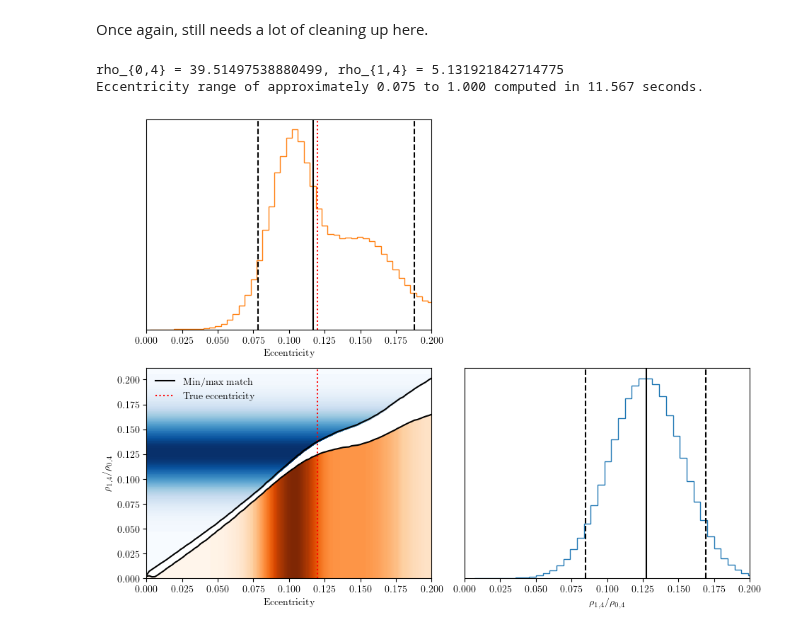
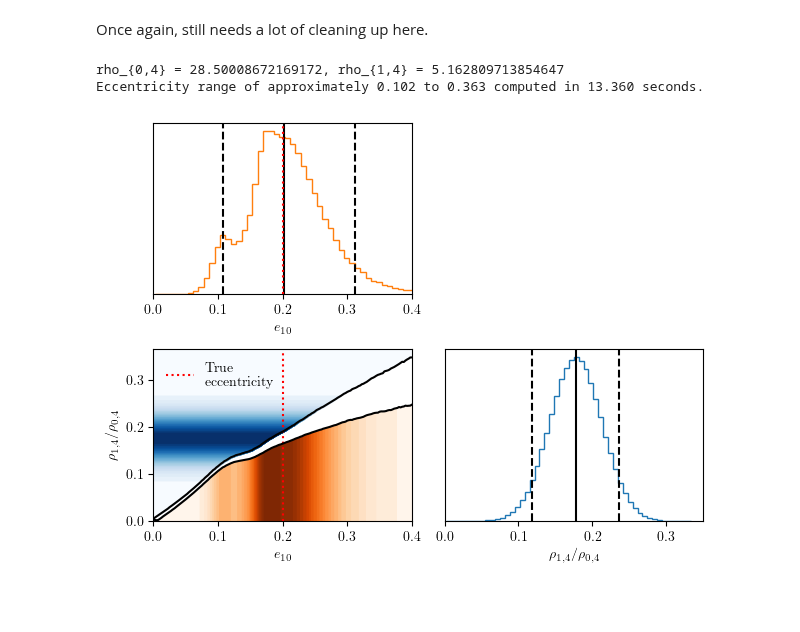
Before and after one commit to BenGPatterson/EccentricHarmonics, a Jupyter notebook: ecc_dist.ipynb, the cells around one changed output. Drawn from its saved outputs; the diff is of its cells as text; code cells hidden in the pictures; blank space fills up the shorter version.

```diff
--- a/ecc_dist.ipynb
+++ b/ecc_dist.ipynb
@@ -124,12 +124,15 @@ grid_data_20_30_5 = find_min_max(grid_data_20_30_5)
 grid_data_20_30_5_interps = create_2D_interps(grid_data_20_30_5)
 # %%
 # Parameter settings
-total_SNR = 40
-chirp_mass = 24
-ecc = 0.12
-MA_shift = 3*np.pi/4
+total_SNR = 30
+ecc_chirp_mass = 24
+ecc = 0.2
+MA_shift = 0
 ifos = ['H1']
 # %%
+# Get other required chirp masses along degeneracy line
+fid_chirp, chirp_mass = favata_et_al_avg(0, ecc_chirp_mass, np.array([0.1, ecc]))
+
 # Calculate distance for specified SNR
 s_d_test = gen_wf(10, ecc, chirp2total(chirp_mass, 2), 2, 4096, 'TEOBResumS', distance=1)
 psd_d_test = gen_psd(s_d_test, 10)
@@ -141,8 +144,7 @@ s_f_2pi = 10 - shifted_f(10, ecc, chirp2total(chirp_mass, 2), 2)
 s_f = 10 - (MA_shift*s_f_2pi)
 s_e = shifted_e(s_f, 10, ecc)
 s_teob = gen_wf(s_f, s_e, chirp2total(chirp_mass, 2), 2, 4096, 'TEOBResumS', distance=distance)
-chirp_mass_0p1 = favata_et_al_avg(ecc, chirp_mass, 0.1)
-fid_wf_len = gen_wf(10, 0.1, chirp2total(chirp_mass_0p1, 2), 2, 4096, 'TEOBResumS', distance=distance)
+fid_wf_len = gen_wf(10, 0.1, chirp2total(fid_chirp, 2), 2, 4096, 'TEOBResumS', distance=distance)
 _, s_teob = resize_wfs([fid_wf_len, s_teob])
 psd = gen_psd(s_teob, 10)
 s_teob_f = s_teob.real().to_frequencyseries()
@@ -155,7 +157,7 @@ t_end = s_teob.sample_times[-1]
 # %%
 # Generates fiducial waveforms in frequency domain
 start = time.time()
-_, h0, h1, h2, h3, _, _, _, _ = get_h([1,1,1,1], 10, 0.1, chirp2total(chirp_mass_0p1, 2), 2, 4096)
+_, h0, h1, h2, h3, _, _, _, _ = get_h([1,1,1,1], 10, 0.1, chirp2total(fid_chirp, 2), 2, 4096)
 h0_f, h1_f, h2_f, h3_f = [wf.real().to_frequencyseries() for wf in [h0, h1, h2, h3]]
 h = {'h0': h0_f, 'h1': h1_f, 'h2': h2_f, 'h3': h3_f}
 
@@ -178,7 +180,7 @@ rss_snr, _ = network_mode_snr(z, ifos, z[ifos[0]].keys(), dominant_mode='h0')
 # Draw SNR samples and convert to eccentricity samples
 print('rho_{0,4} = ' + str(rss_snr['h0']) + ', rho_{1,4} = ' + str(rss_snr['h1']))
 match_samples = SNR_samples(rss_snr['h1'], n=10**6)/rss_snr['h0']
-ecc_samples = SNR2ecc(match_samples, 24, grid_data_20_30_5_interps[2], upper_lenience=0.05)
+ecc_samples = SNR2ecc(match_samples, ecc_chirp_mass, grid_data_20_30_5_interps[2], upper_lenience=0.05)
 
 # Compute 90% confidence bounds on h1/h0 SNR
 rv = ncx2(2, rss_snr['h1']**2)
@@ -186,14 +188,14 @@ h1_CI_bounds = dist_min_CI(rv)
 h1_h0_CI_bounds = h1_CI_bounds/rss_snr['h0']
 
 # Compute 90% eccentric CI
-ecc_CI_bounds = find_ecc_CI(h1_h0_CI_bounds, chirp_mass_0p1, grid_data_20_30_5_interps[2])
+ecc_CI_bounds = find_ecc_CI(h1_h0_CI_bounds, ecc_chirp_mass, grid_data_20_30_5_interps[2])
 
 # Output result
 end = time.time()
 print(f'Eccentricity range of approximately {ecc_CI_bounds[0]:.3f} to {ecc_CI_bounds[1]:.3f} computed in {end-start:.3f} seconds.')
 # %% [output]
-rho_{0,4} = 39.51497538880499, rho_{1,4} = 5.131921842714775
-Eccentricity range of approximately 0.075 to 1.000 computed in 11.567 seconds.
+rho_{0,4} = 28.50008672169172, rho_{1,4} = 5.162809713854647
+Eccentricity range of approximately 0.102 to 0.363 computed in 13.360 seconds.
 # %%
 def SNR_fill_between(low, high, e_vals, chirp, max_line, interps, c, z):
     SNR_max_e = find_ecc_range(high, chirp, interps)[0]
@@ -208,18 +210,17 @@ def ecc_fill_between(low, high, chirp, interps, c, z):
     e_fill_upper = interps[1](chirp, e_vals)
     plt.fill_between(e_vals, 0, e_fill_upper, color=c, zorder=z)
 # %%
-plt.figure(figsize=(6.4*1.5,4.8*1.5))
+plt.figure(figsize=(0.98*6.4,0.98*4.8))
 
 # Plot interpolated min/max match lines
 plt.subplot(2,2,3)
-first_chirp = list(data.keys())[0]
-# e_vals = grid_data_20_30_5[first_chirp]['e_vals']
-e_vals = np.linspace(0, 0.2, 101)
-max_line = grid_data_20_30_5_interps[2][0](chirp_mass, e_vals)
-min_line = grid_data_20_30_5_interps[2][1](chirp_mass, e_vals)
-plt.plot(e_vals, max_line, c='k', zorder=3, label='Min/max match')
+first_chirp = list(grid_data_20_30_5.keys())[0]
+e_vals = grid_data_20_30_5[first_chirp]['e_vals'][grid_data_20_30_5[first_chirp]['e_vals']<=0.4]
+max_line = grid_data_20_30_5_interps[2][0](ecc_chirp_mass, e_vals)
+min_line = grid_data_20_30_5_interps[2][1](ecc_chirp_mass, e_vals)
+plt.plot(e_vals, max_line, c='k', zorder=3)
 plt.plot(e_vals, min_line, c='k', zorder=3)
-plt.axvline(ecc, c='r', ls='dotted', label='True eccentricity')
+plt.axvline(ecc, c='r', ls='dotted', label='True\neccentricity')
 ylims = plt.gca().get_ylim()
 
 # Plot SNR distribution
@@ -228,23 +229,23 @@ match_vals = np.arange(0, np.max(match_samples)+0.001, 0.001)
 kde_vals = kde(match_vals)
 kde_max = np.max(kde_vals)
 cmap = mpl.colormaps['Blues_r']
-SNR_fill_between(0, 1, e_vals, chirp_mass, max_line, grid_data_20_30_5_interps[2], cmap(0.999), -100)
-for i in range(99):
-    idx = np.argwhere(np.diff(np.sign(kde_vals - kde_max*(99-i)/100))).flatten()
+SNR_fill_between(0, 1, e_vals, ecc_chirp_mass, max_line, grid_data_20_30_5_interps[2], cmap(0.999), -25)
+for i in range(24):
+    idx = np.argwhere(np.diff(np.sign(kde_vals - kde_max*(24-i)/25))).flatten()
     if len(idx) == 0:
         continue
     if kde_vals[idx[0]] > kde_vals[idx[0]+1]:
-        SNR_fill_between(0, match_vals[idx[0]], e_vals, chirp_mass, max_line, grid_data_20_30_5_interps[2], cmap(i/100), -i)
+        SNR_fill_between(0, match_vals[idx[0]], e_vals, ecc_chirp_mass, max_line, grid_data_20_30_5_interps[2], cmap(i/25), -i)
         idx = idx[1:]
         if len(idx) == 0:
             continue
     if kde_vals[idx[-1]+1] > kde_vals[idx[-1]]:
-        SNR_fill_between(match_vals[idx[-1]], 1, e_vals, chirp_mass, max_line, grid_data_20_30_5_interps[2], cmap(i/100), -i)
+        SNR_fill_between(match_vals[idx[-1]], 1, e_vals, ecc_chirp_mass, max_line, grid_data_20_30_5_interps[2], cmap(i/25), -i)
         idx = idx[:-1]
         if len(idx) == 0:
             continue
     for j in range(0, len(idx), 2):
-        SNR_fill_between(match_vals[idx[j]], match_vals[idx[j+1]], e_vals, chirp_mass, max_line, grid_data_20_30_5_interps[2], cmap(i/100), -i)
+        SNR_fill_between(match_vals[idx[j]], match_vals[idx[j+1]], e_vals, ecc_chirp_mass, max_line, grid_data_20_30_5_interps[2], cmap(i/25), -i)
 
 # Plot ecc distribution
 kde = gaussian_kde(ecc_samples)
@@ -252,59 +253,59 @@ ecc_vals = np.arange(0, np.max(ecc_samples)+0.001, 0.001)
 kde_vals = kde(ecc_vals)
 kde_max = np.max(kde_vals)
 cmap = mpl.colormaps['Oranges_r']
-ecc_fill_between(e_vals[0], e_vals[-1], chirp_mass, grid_data_20_30_5_interps[2], cmap(0.999), -100)
-for i in range(99):
-    idx = np.argwhere(np.diff(np.sign(kde_vals - kde_max*(99-i)/100))).flatten()
+ecc_fill_between(e_vals[0], e_vals[-1], ecc_chirp_mass, grid_data_20_30_5_interps[2], cmap(0.999), -25)
+for i in range(24):
+    idx = np.argwhere(np.diff(np.sign(kde_vals - kde_max*(24-i)/25))).flatten()
     if len(idx) == 0:
         continue
     if kde_vals[idx[0]] > kde_vals[idx[0]+1]:
-        ecc_fill_between(0, ecc_vals[idx[0]], chirp_mass, grid_data_20_30_5_interps[2], cmap(i/100), -i)
+        ecc_fill_between(0, ecc_vals[idx[0]], ecc_chirp_mass, grid_data_20_30_5_interps[2], cmap(i/25), -i)
         idx = idx[1:]
         if len(idx) == 0:
             continue
     if kde_vals[idx[-1]+1] > kde_vals[idx[-1]]:
-        ecc_fill_between(ecc_vals[idx[-1]], 1, chirp_mass, grid_data_20_30_5_interps[2], cmap(i/100), -i)
+        ecc_fill_between(ecc_vals[idx[-1]], 1, ecc_chirp_mass, grid_data_20_30_5_interps[2], cmap(i/25), -i)
         idx = idx[:-1]
         if len(idx) == 0:
             continue
     for j in range(0, len(idx), 2):
-        ecc_fill_between(ecc_vals[idx[j]], ecc_vals[idx[j+1]], chirp_mass, grid_data_20_30_5_interps[2], cmap(i/100), -i)
+        ecc_fill_between(ecc_vals[idx[j]], ecc_vals[idx[j+1]], ecc_chirp_mass, grid_data_20_30_5_interps[2], cmap(i/25), -i)
 
 # Plot formatting
-plt.xlabel('Eccentricity')
+plt.xlabel('$e_{10}$')
 plt.ylabel(r'$\rho_{1,4} / \rho_{0,4}$')
-plt.xlim(e_vals[0], e_vals[-1])
+plt.xlim(0, 0.4)
 plt.ylim(0,ylims[1])
 plt.legend(frameon=False)
 
 # SNR histogram
 plt.subplot(2,2,4)
 fig=plt.hist(match_samples, bins=50, histtype='step', color='C0')
-plt.xlim(0,0.2)
+plt.xlim(0,0.35)
 quantiles = np.quantile(match_samples, [0.05, 0.5, 0.95])
 plt.axvline(quantiles[0], c='k', ls='dashed')
 plt.axvline(quantiles[1], c='k', ls='solid')
 plt.axvline(quantiles[2], c='k', ls='dashed')
 plt.gca().yaxis.set_visible(False)
 plt.xlabel(r'$\rho_{1,4} / \rho_{0,4}$')
 
 # Ecc histogram
 plt.subplot(2,2,1)
 fig=plt.hist(ecc_samples, bins=50, histtype='step', color='C1')
-plt.xlim(0,0.2)
+plt.xlim(0,0.4)
 quantiles = np.quantile(ecc_samples, [0.05, 0.5, 0.95])
 plt.axvline(quantiles[0], c='k', ls='dashed')
 plt.axvline(quantiles[1], c='k', ls='solid')
 plt.axvline(quantiles[2], c='k', ls='dashed')
 plt.axvline(ecc, c='r', ls='dotted')
 plt.gca().yaxis.set_visible(False)
-plt.xlabel('Eccentricity')
+plt.xlabel('$e_{10}$')
 
 # General formatting
 # plt.suptitle(f'SNR={total_SNR}' + ', $\mathcal{M}=$' + str(chirp_mass) + ', $e=$' + str(ecc))
 plt.tight_layout()
 
 # Save figure
-# plt.savefig('Figures/SNR2ecc_3.png', dpi=1000)
+plt.savefig('Figures/ecc_dist.pgf')
 # %% [output]
-[figure, old version]
+[figure, new version]
```
Also changed, not shown: parts of 2 cells of this notebook, 9 other files.
